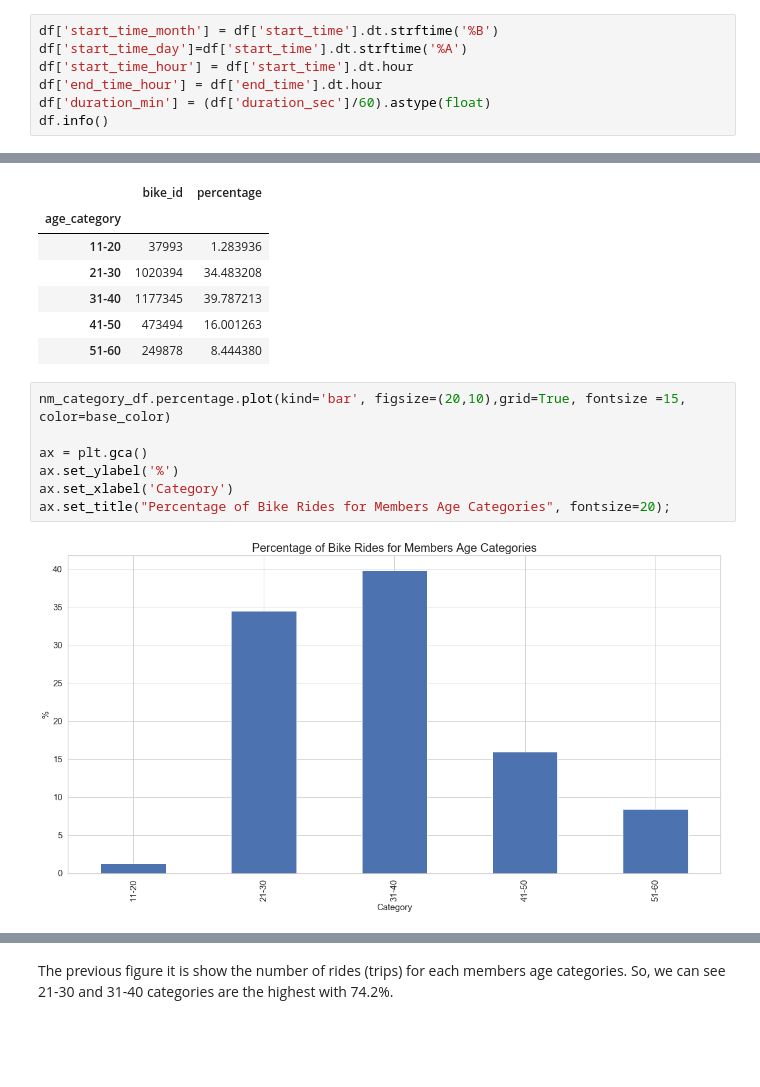
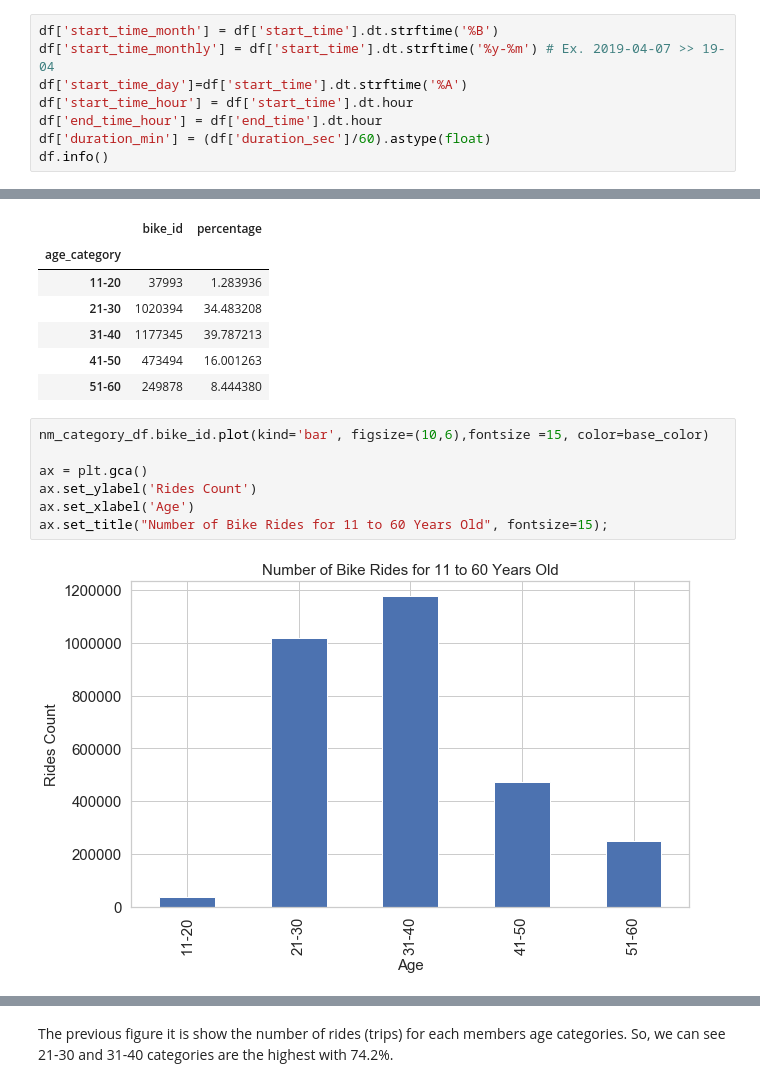
Before and after one commit to Alyahya-A/communicate-data-findings, a Jupyter notebook: communicate-data-findings-exploration.ipynb, the cells around one changed output, grey strips where cells are left out. Saved outputs shown, nothing was run; the diff lists cells and outputs as text; blank space fills up the shorter version.

```diff
--- a/communicate-data-findings-exploration.ipynb
+++ b/communicate-data-findings-exploration.ipynb
@@ -347,6 +347,7 @@ df.start_time = pd.to_datetime(df.start_time)
 df.end_time = pd.to_datetime(df.end_time)
 # %%
 df['start_time_month'] = df['start_time'].dt.strftime('%B')
+df['start_time_monthly'] = df['start_time'].dt.strftime('%y-%m') # Ex. 2019-04-07 >> 19-04
 df['start_time_day']=df['start_time'].dt.strftime('%A')
 df['start_time_hour'] = df['start_time'].dt.hour
 df['end_time_hour'] = df['end_time'].dt.hour
@@ -566,11 +577,11 @@ nm_category_df
 | 41-50 | 473494 | 16.001263 |
 | 51-60 | 249878 | 8.444380 |
 # %%
-nm_category_df.percentage.plot(kind='bar', figsize=(20,10),grid=True, fontsize =15, color=base_color)
+nm_category_df.bike_id.plot(kind='bar', figsize=(10,6),fontsize =15, color=base_color)
 
 ax = plt.gca()
-ax.set_ylabel('%')
-ax.set_xlabel('Category')
-ax.set_title("Percentage of Bike Rides for Members Age Categories", fontsize=20);
+ax.set_ylabel('Rides Count')
+ax.set_xlabel('Age')
+ax.set_title("Number of Bike Rides for 11 to 60 Years Old", fontsize=15);
 # %% [output]
-[figure, old version]
+[figure, new version]
```
Also changed, not shown: parts of 19 cells of this notebook.
